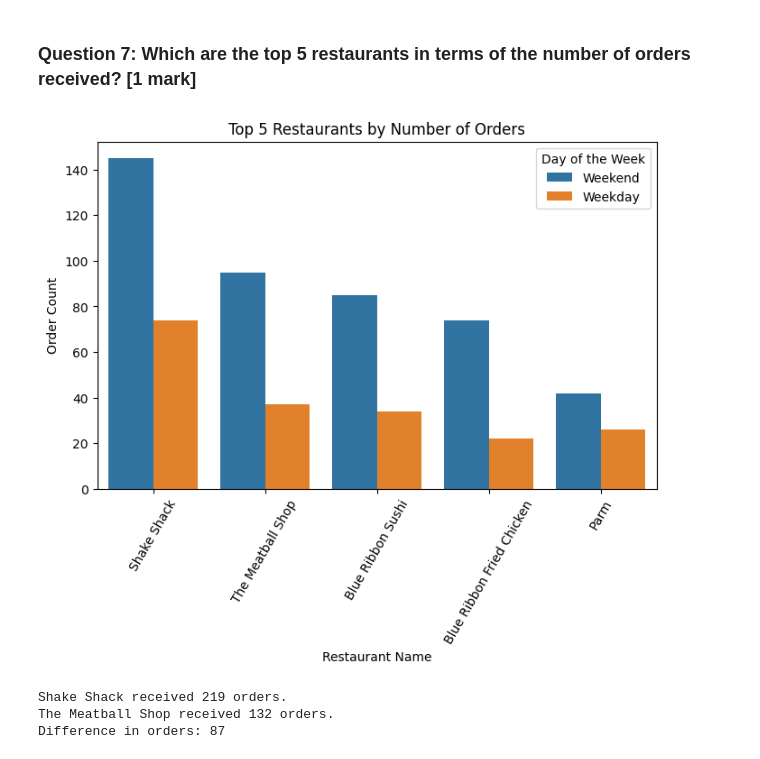
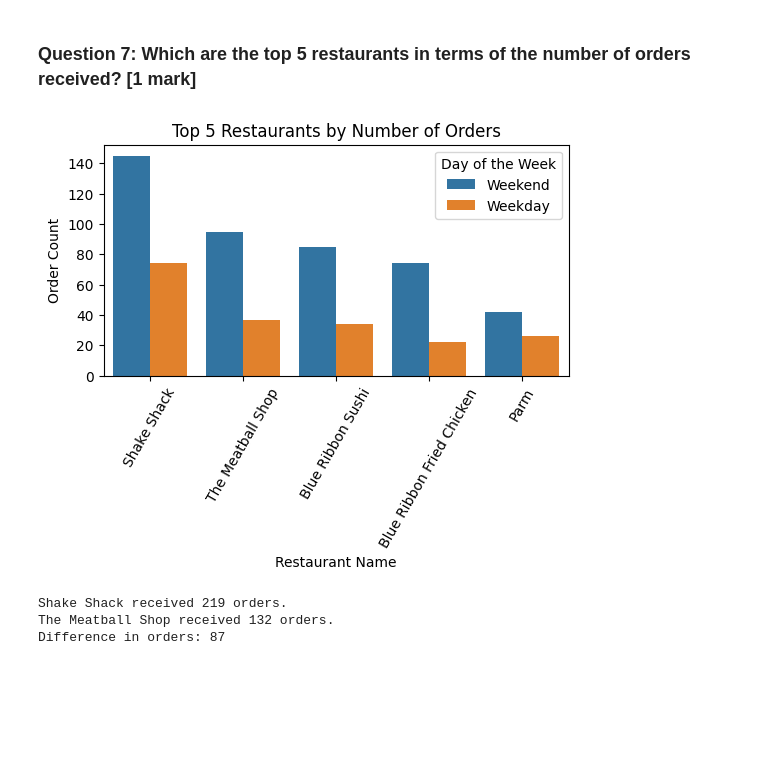
Before and after one commit to jessicakilby/FoodHub, a Jupyter notebook: FoodHub.ipynb, the cells around one changed output. Cells and saved outputs as stored; diff of their text form; code cells hidden in the pictures; blank space fills up the shorter version.

```diff
--- a/FoodHub.ipynb
+++ b/FoodHub.ipynb
@@ -317,18 +344,18 @@ plt.show()
 # %%
 # Get a list of top 5 restaurant names by highest number of orders and extracts their names
 top_5 = df['restaurant_name'].value_counts().head(5).index
 
 # Plot of top_5 restaurant names ordered by highest to lowest number of orders
-plt.figure(figsize=(8, 5))
+plt.figure(figsize=(6, 3))
 sns.countplot(data=df[df['restaurant_name'].isin(top_5)], x='restaurant_name', order=top_5, hue='day_of_the_week')
 plt.title('Top 5 Restaurants by Number of Orders')
 plt.xlabel('Restaurant Name')
 plt.ylabel('Order Count')
 plt.xticks(rotation=60)
 plt.legend(title='Day of the Week')
 plt.show()
 # %% [output]
-[figure, old version]
+[figure, new version]
 # %%
 # Calculate the number of orders for Shake Shack and The Meatball Shops then find the difference
 shake_shack_count = df['restaurant_name'].value_counts().get('Shake Shack', 0)
```
Also changed, not shown: parts of 14 cells of this notebook.
